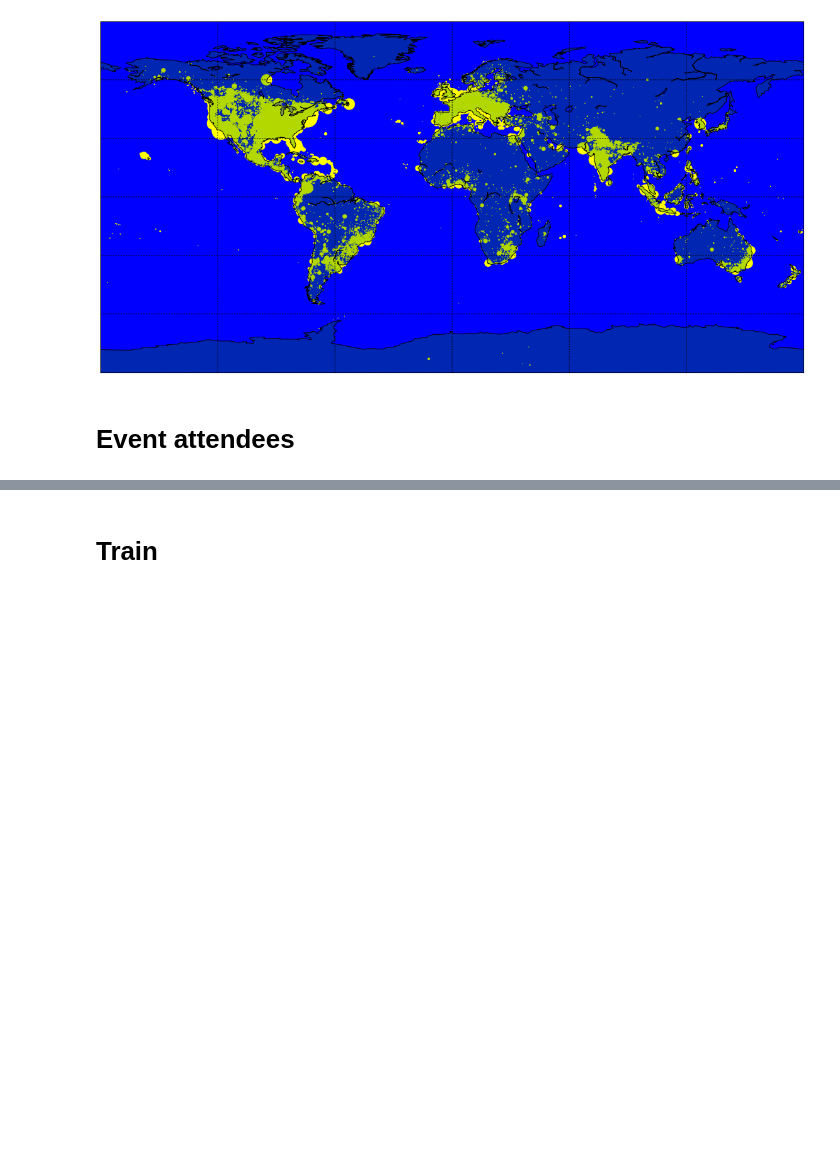
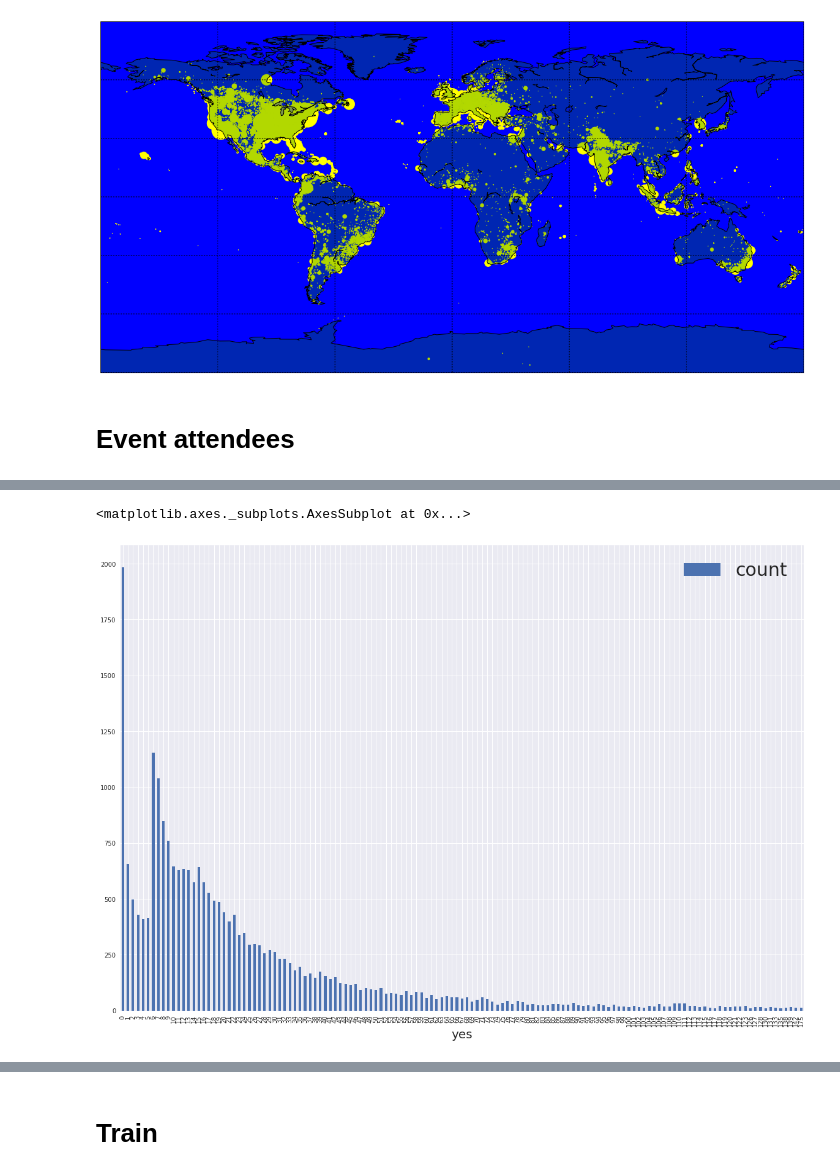
Before and after one commit to YRustt/Contests, a Jupyter notebook: Recomendation system/test.ipynb, the cells around one changed output, grey strips where cells are left out. Saved outputs shown, nothing was run; the diff lists cells and outputs as text; code cells hidden in the pictures; blank space fills up the shorter version.

```diff
--- a/Recomendation system/test.ipynb
+++ b/Recomendation system/test.ipynb
@@ -315,0 +313,13 @@ event_attendees.head()-
+# %%
+event_attendees = pd.read_csv('data/event_attendees.csv', index_col='event')
+
+event_attendees.yes = event_attendees.yes.apply(lambda x: map(int, x.split())
+                                                if x is not np.nan else np.nan)
+event_attendees.maybe = event_attendees.maybe.apply(lambda x: map(int, x.split())
+                                                    if x is not np.nan else np.nan)
+event_attendees.no = event_attendees.no.apply(lambda x: map(int, x.split())
+                                              if x is not np.nan else np.nan)
+event_attendees.invited = event_attendees.invited.apply(lambda x: map(int, x.split())
+                                                        if x is not np.nan else np.nan)
+
+event_attendees.head()
@@ -315,0 +334,14 @@ event_attendees.head()-
+# %%
+event_counts = deepcopy(event_attendees)
+event_counts.yes = event_counts.yes.apply(lambda x: len(x) if x is not np.nan else 0)
+event_counts.maybe = event_counts.maybe.apply(lambda x: len(x) if x is not np.nan else 0)
+event_counts.no = event_counts.no.apply(lambda x: len(x) if x is not np.nan else 0)
+event_counts.invited = event_counts.invited.apply(lambda x: len(x) if x is not np.nan else 0)
+event_counts['count'] = 1
+# %%
+values = event_counts.groupby('yes').agg({'count': sum})
+values = values[values['count'] > 10]
+values.plot(kind='bar')
+# %% [output]
+<matplotlib.axes._subplots.AxesSubplot at 0x...>
+[figure, added]
```
Also changed, not shown: parts of 23 cells of this notebook.
